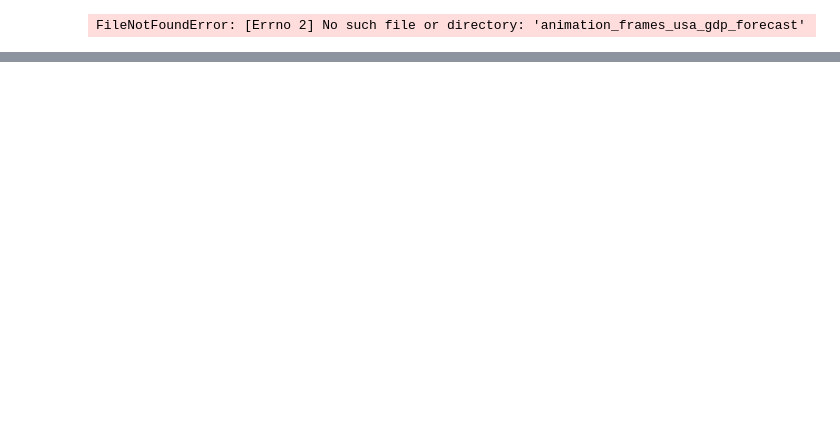
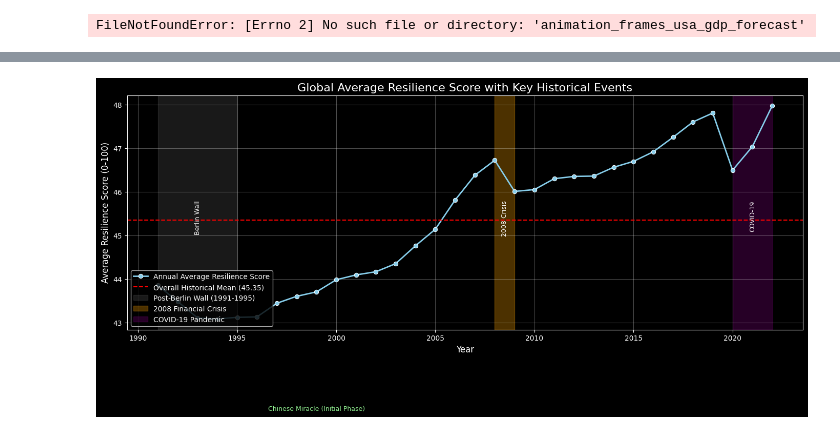
Before and after one commit to lucianoyllarreta/CLASE_CIENCIA_DATOS_I, a Jupyter notebook: LOS 4 FANTÁSTICOS/ SCORING.ipynb, the cells around one changed output, grey strips where cells are left out. Saved outputs shown, nothing was run; the diff lists cells and outputs as text; code cells hidden in the pictures; blank space fills up the shorter version.

```diff
--- a/LOS 4 FANTÁSTICOS/ SCORING.ipynb
+++ b/LOS 4 FANTÁSTICOS/ SCORING.ipynb
@@ -3616,0 +4644,39 @@ files.download("grafico_interactivo.html")
+# %%
+import matplotlib.pyplot as plt
+import seaborn as sns
+
+plt.style.use('dark_background')
+fig, ax = plt.subplots(figsize=(14, 7))
+
+sns.lineplot(x='year', y='score_resiliencia', data=average_resilience_per_year,
+             marker='o', color='skyblue', linewidth=2, label='Annual Average Resilience Score')
+
+# Plot the overall historical average
+plt.axhline(y=historical_average_resilience, color='red', linestyle='--',
+            label=f'Overall Historical Mean ({historical_average_resilience:.2f})')
+
+# Add markers/shaded regions for historical events
+# Fall of Berlin Wall (Post-event impact, 1991-1995) - shaded region
+ax.axvspan(1991, 1995, color='gray', alpha=0.2, label='Post-Berlin Wall (1991-1995)')
+ax.text(1993, ax.get_ylim()[1] * 0.95, 'Berlin Wall', rotation=90, va='top', ha='center', color='white', fontsize=9)
+
+# Chinese Miracle (1991-2007) - just a label, as it's a long period
+ax.text(1999, ax.get_ylim()[1] * 0.85, 'Chinese Miracle (Initial Phase)', ha='center', color='lightgreen', fontsize=9)
+
+# 2008 Financial Crisis (2008-2009) - shaded region
+ax.axvspan(2008, 2009, color='orange', alpha=0.3, label='2008 Financial Crisis')
+ax.text(2008.5, ax.get_ylim()[1] * 0.95, '2008 Crisis', rotation=90, va='top', ha='center', color='white', fontsize=9)
+
+# COVID-19 Pandemic (2020-2022) - shaded region
+ax.axvspan(2020, 2022, color='purple', alpha=0.3, label='COVID-19 Pandemic')
+ax.text(2021, ax.get_ylim()[1] * 0.95, 'COVID-19', rotation=90, va='top', ha='center', color='white', fontsize=9)
+
+plt.title('Global Average Resilience Score with Key Historical Events', fontsize=16)
+plt.xlabel('Year', fontsize=12)
+plt.ylabel('Average Resilience Score (0-100)', fontsize=12)
+plt.legend(loc='lower left', frameon=True, facecolor='black', fontsize=10)
+plt.grid(True, alpha=0.3)
+plt.tight_layout()
+plt.show()
+# %% [output]
+[figure, added]
```
Also changed, not shown: parts of 45 cells of this notebook.
